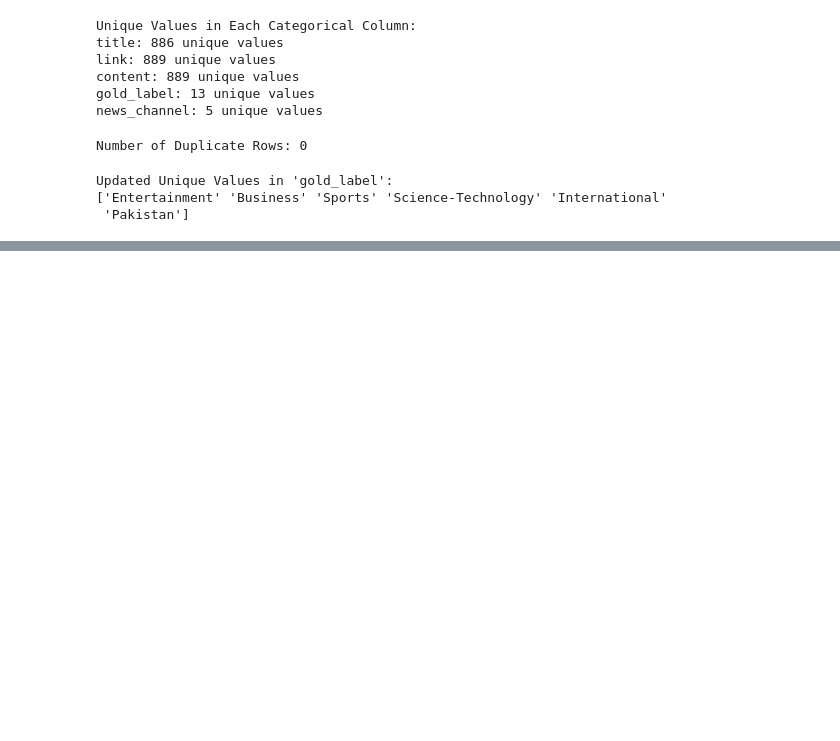
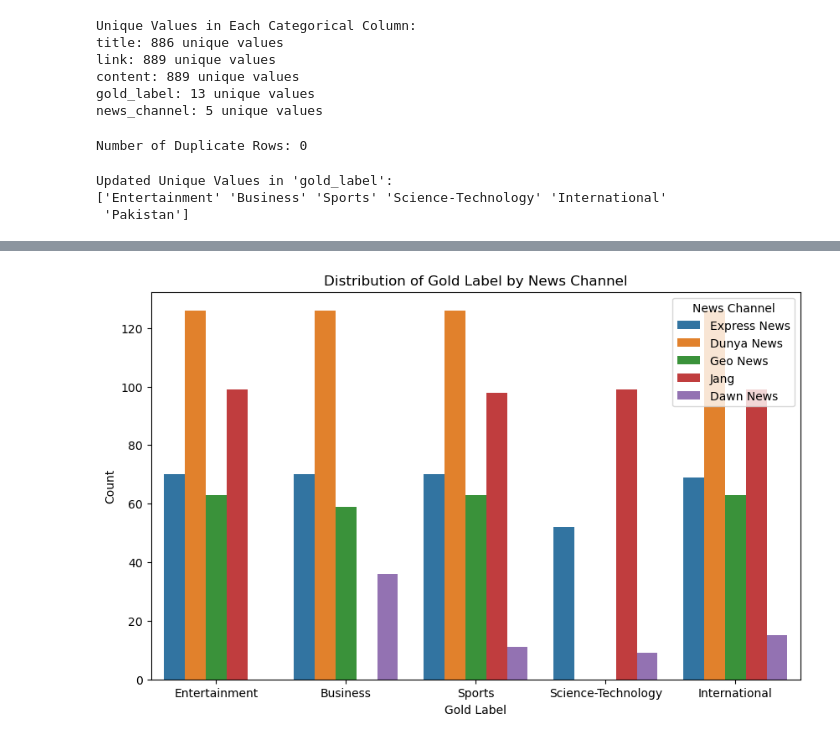
Before and after one commit to tahafaisalkhan/ml-news-classification, a Jupyter notebook: eda.ipynb, the cells around one changed output, grey strips where cells are left out. Drawn from its saved outputs; the diff is of its cells as text; code cells hidden in the pictures; blank space fills up the shorter version.

```diff
--- a/eda.ipynb
+++ b/eda.ipynb
@@ -127,0 +153,10 @@ plt.show()
+# %%
+plt.figure(figsize=(10, 6))
+sns.countplot(data=df, x='gold_label', hue='news_channel')
+plt.xlabel('Gold Label')
+plt.ylabel('Count')
+plt.title('Distribution of Gold Label by News Channel')
+plt.legend(title='News Channel', loc='upper right')
+plt.show()
+# %% [output]
+[figure, added]
```
Also changed, not shown: parts of 6 cells of this notebook, 2 other files.
